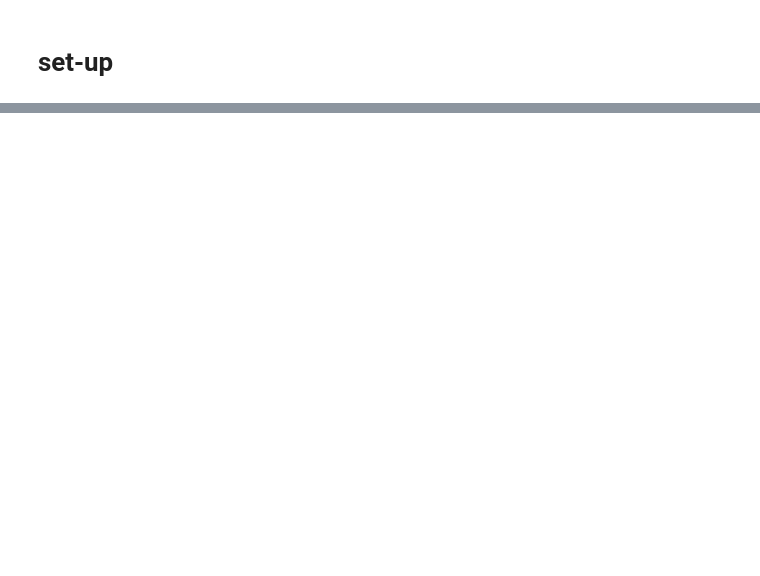
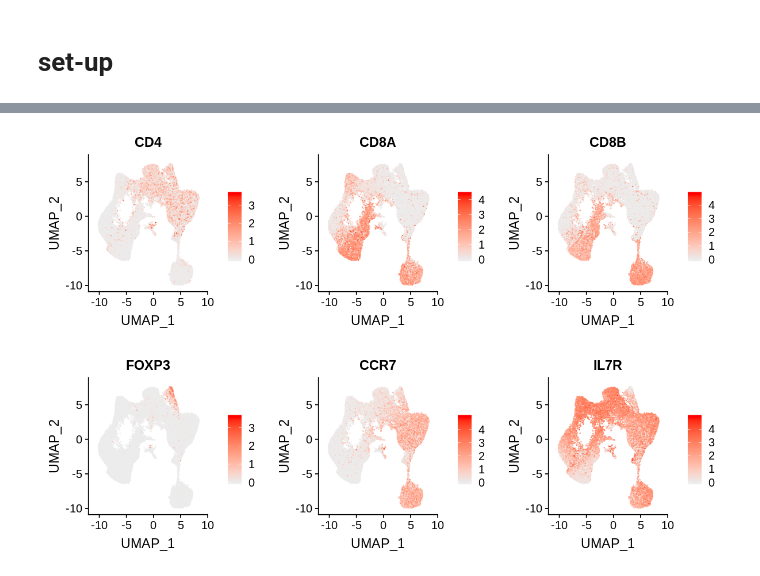
Before and after one commit to joypai/ms_singlecell, a Jupyter notebook: ms_analysis.ipynb, the cells around one changed output, grey strips where cells are left out. Drawn from its saved outputs; the diff is of its cells as text; code cells hidden in the pictures; blank space fills up the shorter version.

```diff
--- a/ms_analysis.ipynb
+++ b/ms_analysis.ipynb
@@ -73,0 +317,11 @@ Running CCA
+# %%
+options(repr.plot.width=10, repr.plot.height=3)
+
+FeaturePlot(merged.integrated, features = c("CD4", "CD8A", "CD8B"), ncol=3,
+            min.cutoff = c(0,0,0), max.cutoff=c(5,5,5), cols= c('#ececec', 'red'))
+
+FeaturePlot(merged.integrated, features = c("FOXP3", "CCR7", "IL7R"), ncol=3,
+            min.cutoff = c(0,0,0), max.cutoff=c(5,5,5), cols= c('#ececec', 'red'))
+# %% [output]
+[figure, added]
+[figure, added]
```
Also changed, not shown: parts of 79 cells of this notebook, 2 other files.
